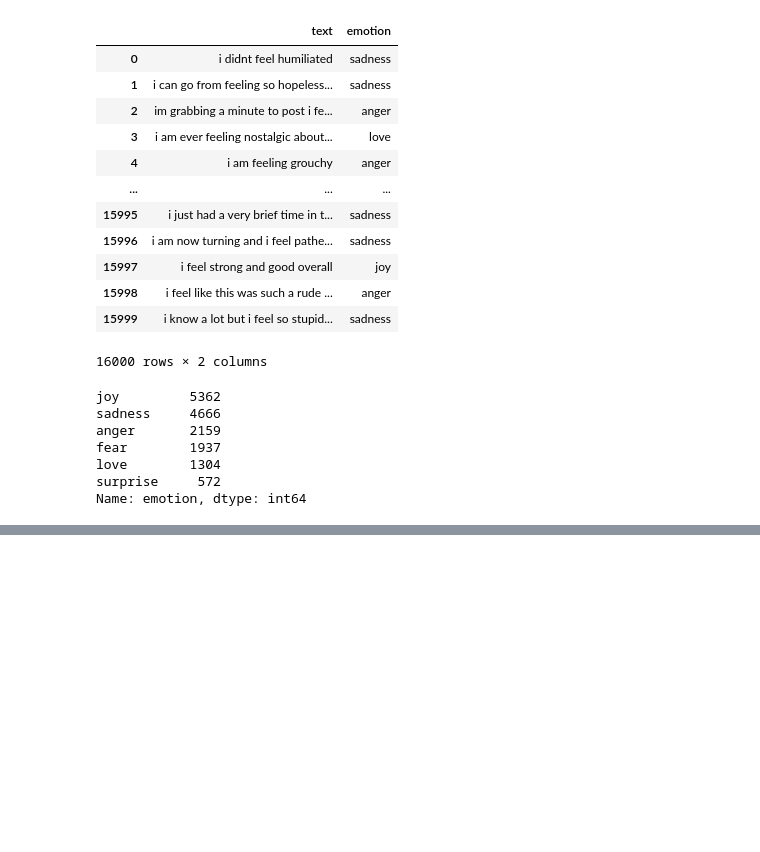
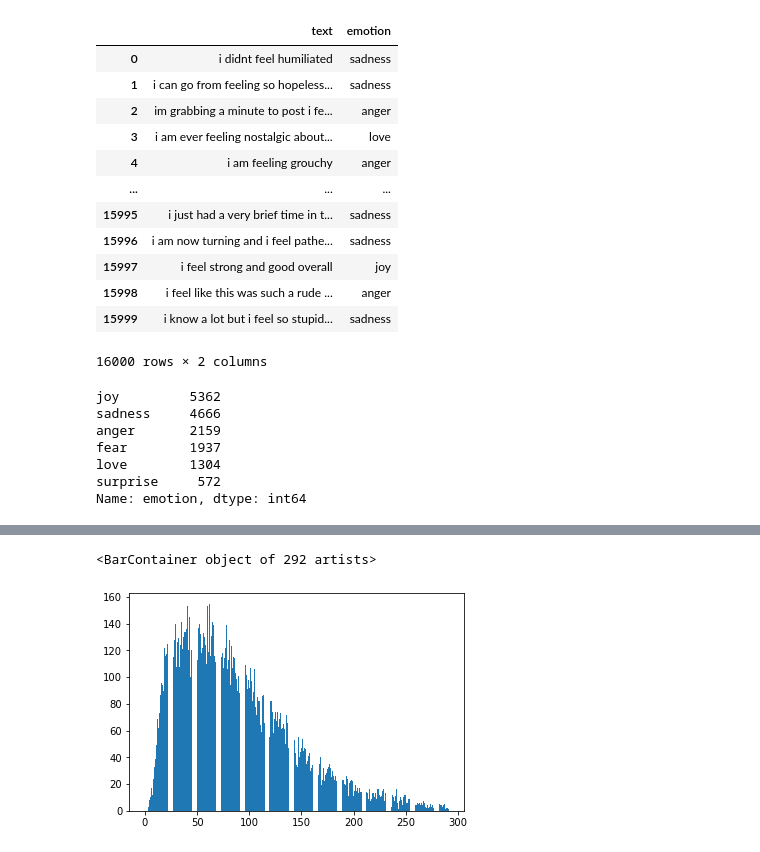
Before and after one commit to Picrik/hacktoberfest_IBMInteractiveStrasbourg, a Jupyter notebook: DEV_analysis.ipynb, the cells around one changed output, grey strips where cells are left out. Drawn from its saved outputs; the diff is of its cells as text; code cells hidden in the pictures; blank space fills up the shorter version.

```diff
--- a/DEV_analysis.ipynb
+++ b/DEV_analysis.ipynb
@@ -40,0 +74,4 @@ Name: emotion, dtype: int64
+# %%
+df_size_c = df_train["size_c"].value_counts().reset_index().sort_values(["index"])
+df_size_c = df_size_c.reset_index(drop=True)
+df_size_c
@@ -40,0 +92,10 @@ Name: emotion, dtype: int64
+# %%
+height = df_size_c["size_c"]
+bars = df_size_c["index"].values
+y_pos = np.arange(len(bars))
+
+# Create bars
+plt.bar(y_pos, height)
+# %% [output]
+<BarContainer object of 292 artists>
+[figure, added]
```
Also changed, not shown: parts of 8 cells of this notebook.
